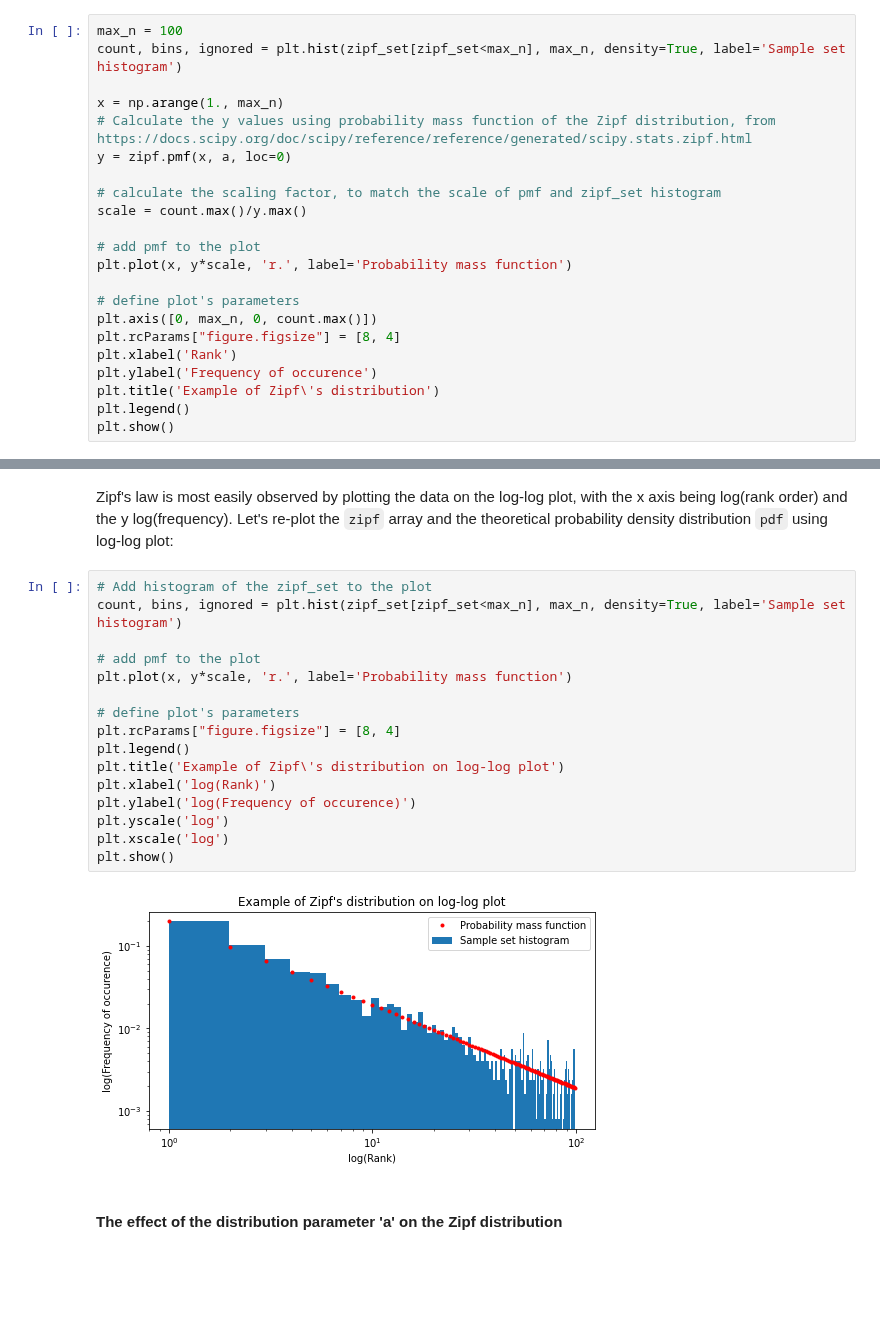
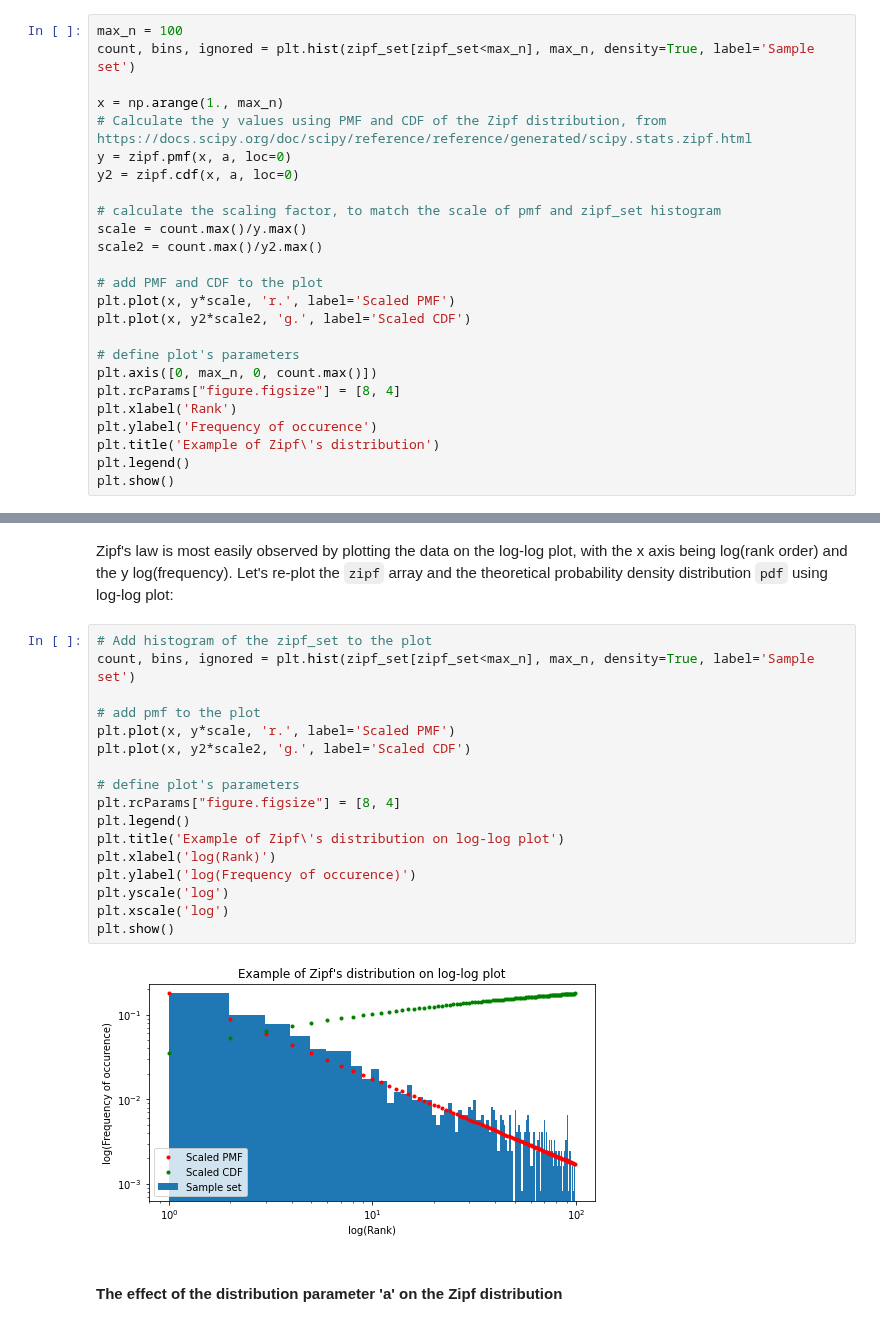
Before and after one commit to przemekbil/PfDA_2021, a Jupyter notebook: Assignments/Assignment.ipynb, the cells around one changed output, grey strips where cells are left out. Saved outputs shown, nothing was run; the diff lists cells and outputs as text; blank space fills up the shorter version.

Commit message:
Binomial dist continued; CDF added to all plots

```diff
--- a/Assignments/Assignment.ipynb
+++ b/Assignments/Assignment.ipynb
@@ -92,17 +99,20 @@ a = 1.01
 zipf_set = rng.zipf(a, 10000)
 # %%
 max_n = 100
-count, bins, ignored = plt.hist(zipf_set[zipf_set<max_n], max_n, density=True, label='Sample set histogram')
+count, bins, ignored = plt.hist(zipf_set[zipf_set<max_n], max_n, density=True, label='Sample set')
 
 x = np.arange(1., max_n)
-# Calculate the y values using probability mass function of the Zipf distribution, from https://docs.scipy.org/doc/scipy/reference/reference/generated/scipy.stats.zipf.html
+# Calculate the y values using PMF and CDF of the Zipf distribution, from https://docs.scipy.org/doc/scipy/reference/reference/generated/scipy.stats.zipf.html
 y = zipf.pmf(x, a, loc=0)
+y2 = zipf.cdf(x, a, loc=0)
 
 # calculate the scaling factor, to match the scale of pmf and zipf_set histogram
 scale = count.max()/y.max()
+scale2 = count.max()/y2.max()
 
-# add pmf to the plot
-plt.plot(x, y*scale, 'r.', label='Probability mass function')
+# add PMF and CDF to the plot
+plt.plot(x, y*scale, 'r.', label='Scaled PMF')
+plt.plot(x, y2*scale2, 'g.', label='Scaled CDF')
 
 # define plot's parameters
 plt.axis([0, max_n, 0, count.max()])
@@ -118,22 +128,23 @@ plt.show()
 Zipf's law is most easily observed by plotting the data on the log-log plot, with the x axis being log(rank order) and the y log(frequency). Let's re-plot the ``zipf`` array and the theoretical probability density distribution ``pdf`` using log-log plot:
 # %%
 # Add histogram of the zipf_set to the plot
-count, bins, ignored = plt.hist(zipf_set[zipf_set<max_n], max_n, density=True, label='Sample set histogram')
+count, bins, ignored = plt.hist(zipf_set[zipf_set<max_n], max_n, density=True, label='Sample set')
 
 # add pmf to the plot
-plt.plot(x, y*scale, 'r.', label='Probability mass function')
+plt.plot(x, y*scale, 'r.', label='Scaled PMF')
+plt.plot(x, y2*scale2, 'g.', label='Scaled CDF')
 
 # define plot's parameters
 plt.rcParams["figure.figsize"] = [8, 4]
 plt.legend()
 plt.title('Example of Zipf\'s distribution on log-log plot')
 plt.xlabel('log(Rank)')
 plt.ylabel('log(Frequency of occurence)')
 plt.yscale('log')
 plt.xscale('log')
 plt.show()
 # %% [output]
-[figure, old version]
+[figure, new version]
 # %% [markdown]
 #### The effect of the distribution parameter 'a' on the Zipf distribution
 # %%
```
Also changed, not shown: parts of 17 cells of this notebook.
